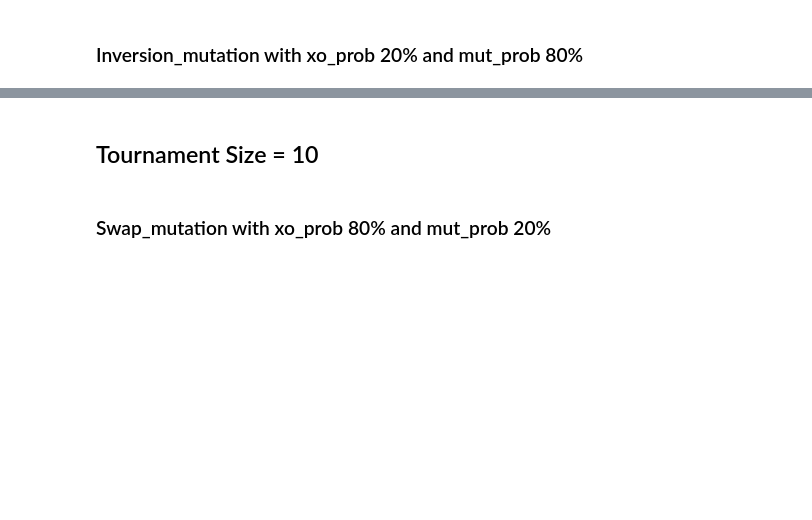
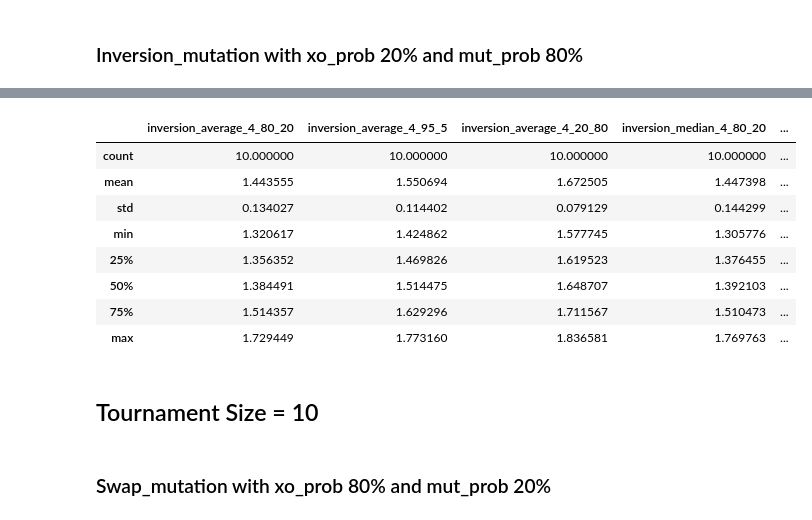
Before and after one commit to iryna-savchuk/CI4O_project, a Jupyter notebook: CIFO_Project_y_hot_encoded.ipynb, the cells around one changed output, grey strips where cells are left out. Cells and saved outputs as stored; diff of their text form; code cells hidden in the pictures; blank space fills up the shorter version.

```diff
--- a/CIFO_Project_y_hot_encoded.ipynb
+++ b/CIFO_Project_y_hot_encoded.ipynb
@@ -303,3 +431,15 @@ print(df_arithmetic_xo_inversion_4)
+# %%
+df_arithmetic_xo_inversion_4.describe()
+# %% [output]
+|  | inversion_average_4_80_20 | inversion_average_4_95_5 | inversion_average_4_20_80 | inversion_median_4_80_20 | ... |
+| count | 10.000000 | 10.000000 | 10.000000 | 10.000000 | ... |
+| mean | 1.443555 | 1.550694 | 1.672505 | 1.447398 | ... |
+| std | 0.134027 | 0.114402 | 0.079129 | 0.144299 | ... |
+| min | 1.320617 | 1.424862 | 1.577745 | 1.305776 | ... |
+| 25% | 1.356352 | 1.469826 | 1.619523 | 1.376455 | ... |
+| 50% | 1.384491 | 1.514475 | 1.648707 | 1.392103 | ... |
+| 75% | 1.514357 | 1.629296 | 1.711567 | 1.510473 | ... |
+| max | 1.729449 | 1.773160 | 1.836581 | 1.769763 | ... |
 # %% [markdown]
 ## Tournament Size = 10
 # %% [markdown]
```
Also changed, not shown: parts of 25 cells of this notebook.
